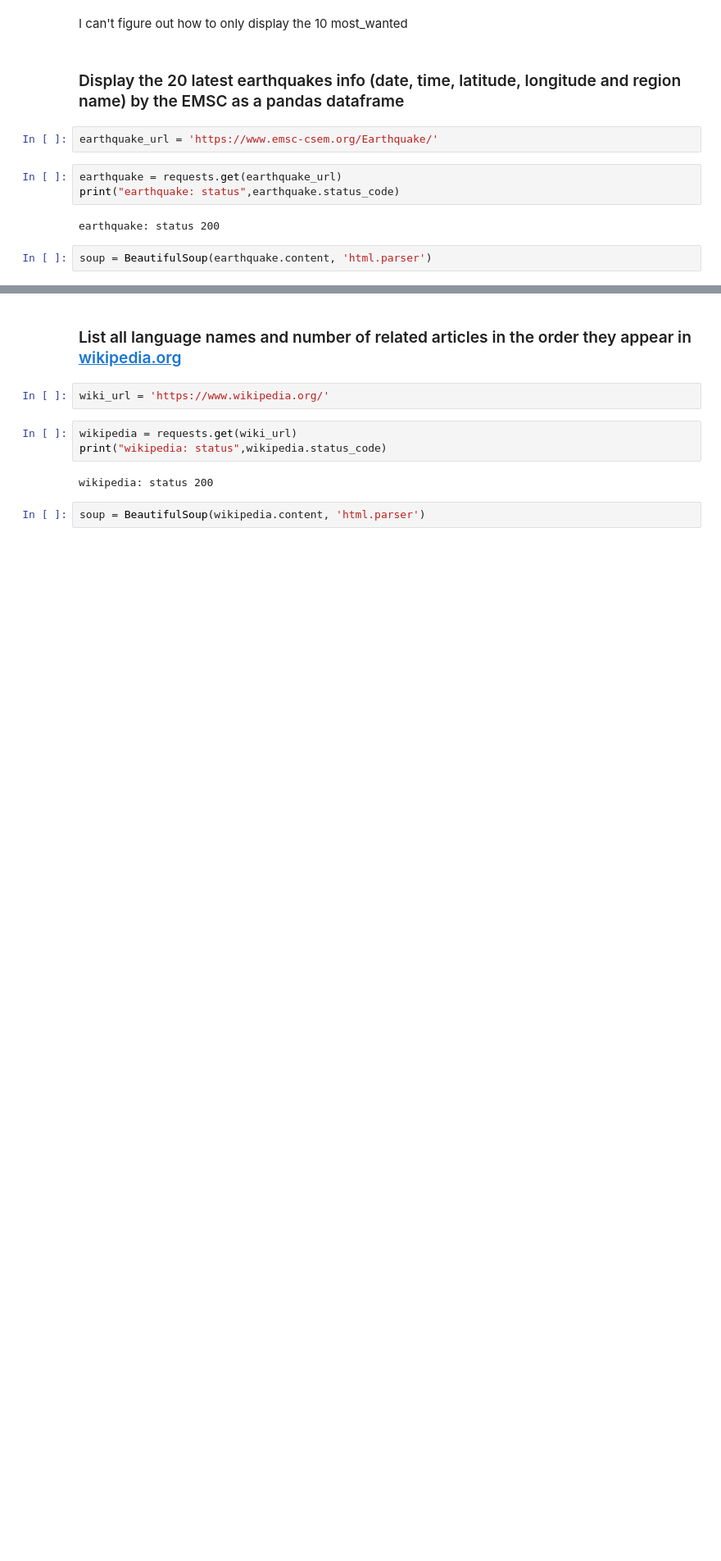
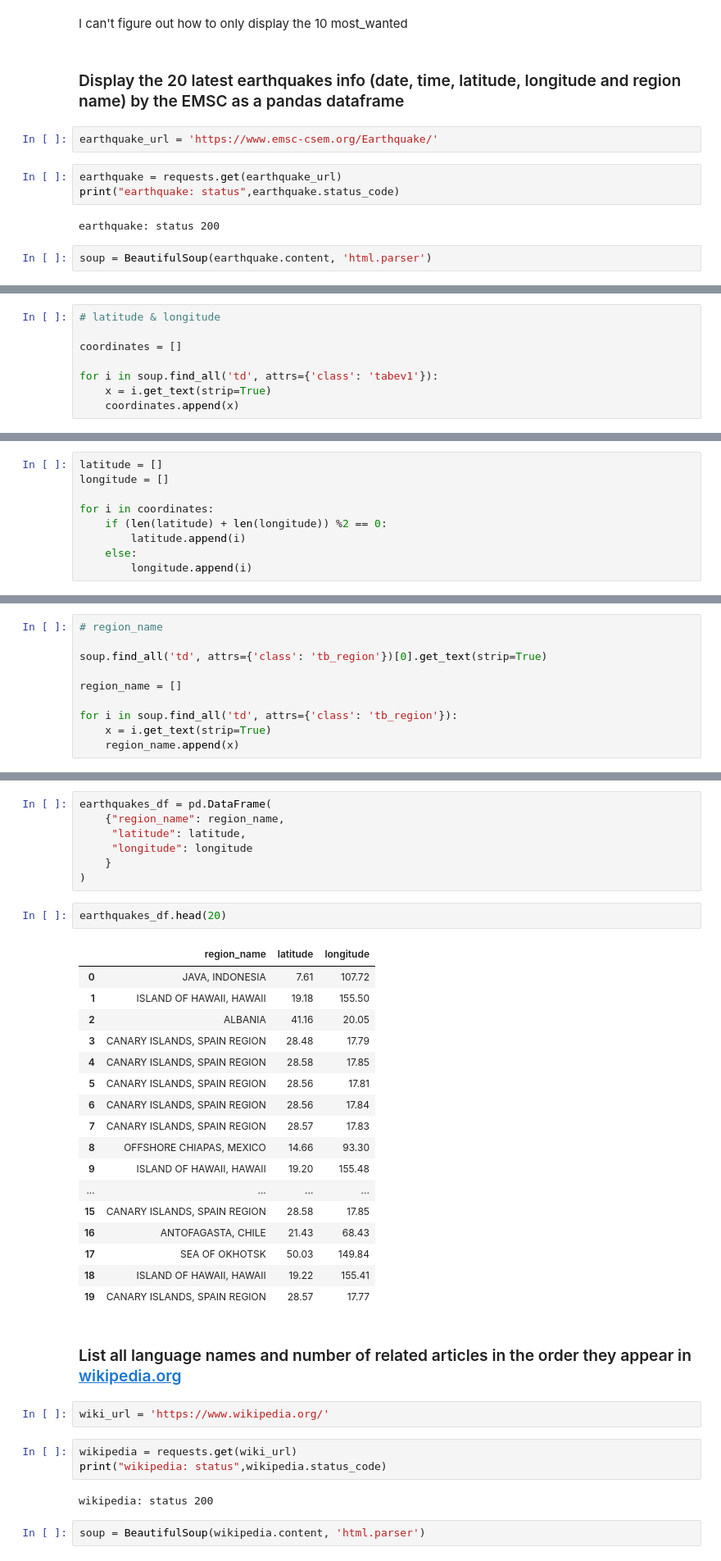
Before and after one commit to Ironhack-Data-0621-Remote/lab-web-scraping-multipages, a Jupyter notebook: 02_Further_questions.ipynb, the cells around one changed output, grey strips where cells are left out. Shown at 82% size. Drawn from its saved outputs; the diff is of its cells as text; blank space fills up the shorter version.

```diff
--- a/02_Further_questions.ipynb
+++ b/02_Further_questions.ipynb
@@ -158,0 +150,8 @@ for i in soup:
+# %%
+# latitude & longitude
+
+coordinates = []
+
+for i in soup.find_all('td', attrs={'class': 'tabev1'}):
+    x = i.get_text(strip=True)
+    coordinates.append(x)
@@ -158,0 +178,9 @@ for i in soup:
+# %%
+latitude = []
+longitude = []
+
+for i in coordinates:
+    if (len(latitude) + len(longitude)) %2 == 0:
+        latitude.append(i)
+    else:
+        longitude.append(i)
@@ -159,3 +227,13 @@ for i in soup:
+# %%
+# region_name
+
+soup.find_all('td', attrs={'class': 'tb_region'})[0].get_text(strip=True)
+
+region_name = []
+
+for i in soup.find_all('td', attrs={'class': 'tb_region'}):
+    x = i.get_text(strip=True)
+    region_name.append(x)
 # %%
 region_name
 # %% [output]
@@ -177,3 +257,30 @@ AttributeError: 'str' object has no attribute 'apply'
+# %%
+earthquakes_df = pd.DataFrame(
+    {"region_name": region_name,
+     "latitude": latitude,
+     "longitude": longitude
+    }
+)
+# %%
+earthquakes_df.head(20)
+# %% [output]
+|  | region_name | latitude | longitude |
+| 0 | JAVA, INDONESIA | 7.61 | 107.72 |
+| 1 | ISLAND OF HAWAII, HAWAII | 19.18 | 155.50 |
+| 2 | ALBANIA | 41.16 | 20.05 |
+| 3 | CANARY ISLANDS, SPAIN REGION | 28.48 | 17.79 |
+| 4 | CANARY ISLANDS, SPAIN REGION | 28.58 | 17.85 |
+| 5 | CANARY ISLANDS, SPAIN REGION | 28.56 | 17.81 |
+| 6 | CANARY ISLANDS, SPAIN REGION | 28.56 | 17.84 |
+| 7 | CANARY ISLANDS, SPAIN REGION | 28.57 | 17.83 |
+| 8 | OFFSHORE CHIAPAS, MEXICO | 14.66 | 93.30 |
+| 9 | ISLAND OF HAWAII, HAWAII | 19.20 | 155.48 |
+| ... | ... | ... | ... |
+| 15 | CANARY ISLANDS, SPAIN REGION | 28.58 | 17.85 |
+| 16 | ANTOFAGASTA, CHILE | 21.43 | 68.43 |
+| 17 | SEA OF OKHOTSK | 50.03 | 149.84 |
+| 18 | ISLAND OF HAWAII, HAWAII | 19.22 | 155.41 |
+| 19 | CANARY ISLANDS, SPAIN REGION | 28.57 | 17.77 |
 # %% [markdown]
 ### List all language names and number of related articles in the order they appear in [wikipedia.org](wikipedia.org)
 # %%
```
Also changed, not shown: parts of 14 cells of this notebook.
